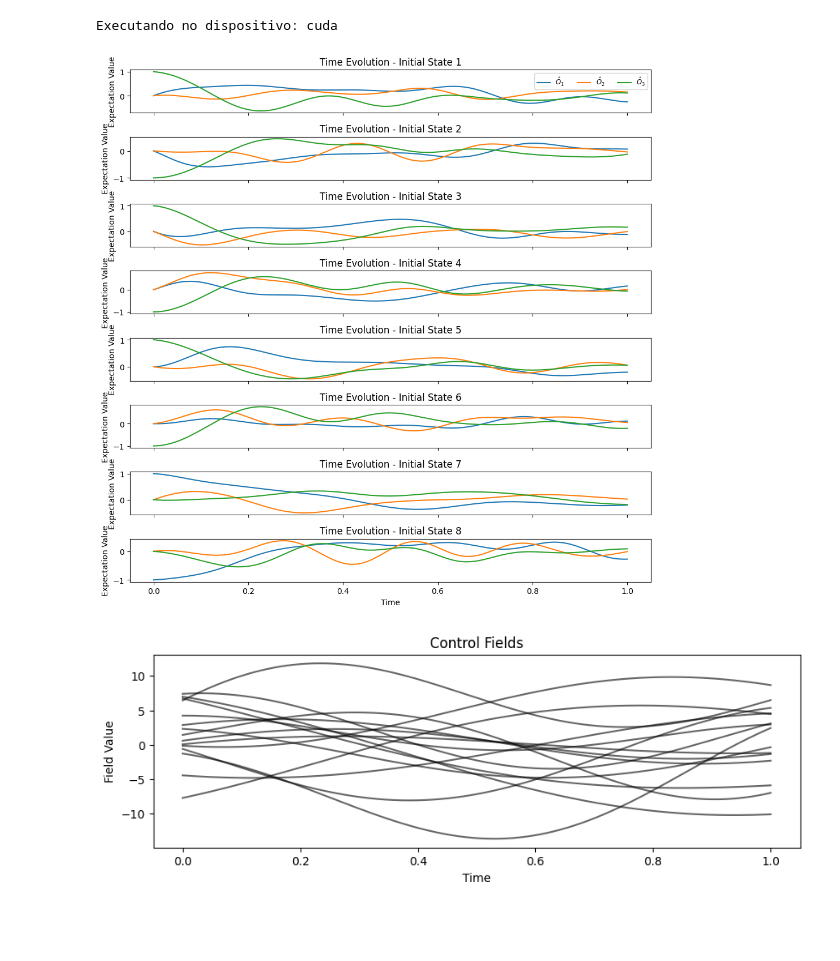
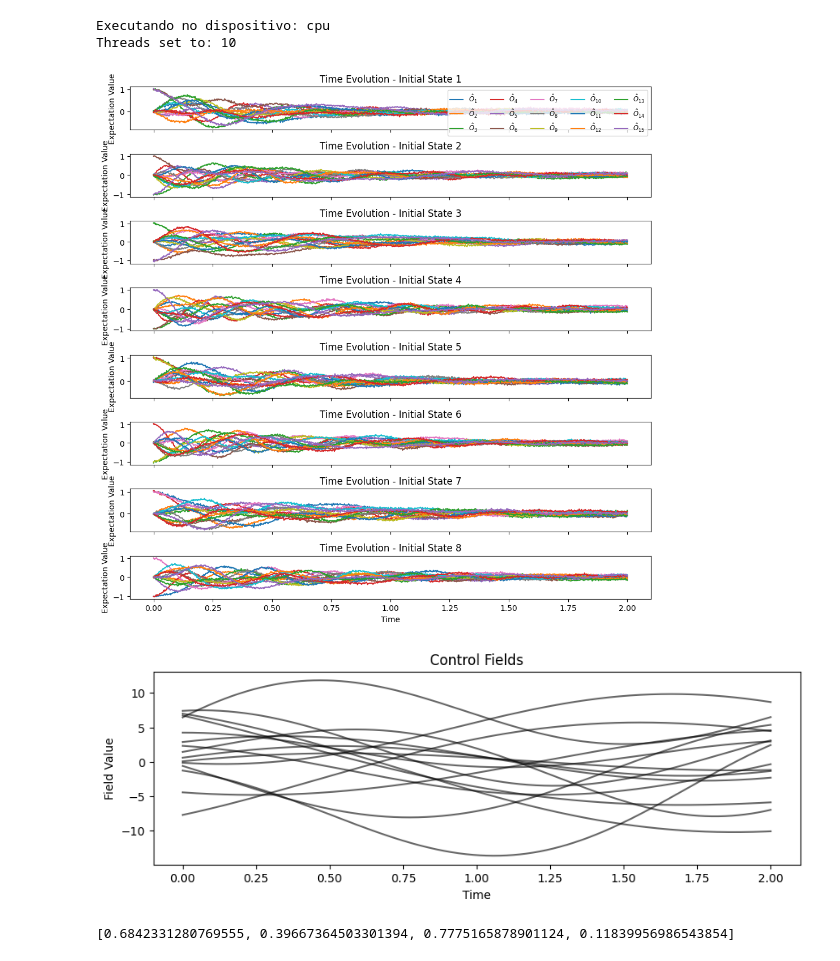
Before and after one commit to martinjimenez388/my-first-proyect, a Jupyter notebook: Examples/PINNverse_two_qubits_time_dependent_Lindblad_H_full_Gemini_3_stages_final.ipynb, the cells around one changed output. Drawn from its saved outputs; the diff is of its cells as text; code cells hidden in the pictures; blank space fills up the shorter version.

Commit message:
Added noise to the full two-qubit Hamiltonian.

```diff
--- a/Examples/PINNverse_two_qubits_time_dependent_Lindblad_H_full_Gemini_3_stages_final.ipynb
+++ b/Examples/PINNverse_two_qubits_time_dependent_Lindblad_H_full_Gemini_3_stages_final.ipynb
@@ -3,14 +3,22 @@
 import torch as tc
 import numpy as np
 import qutip as qt
-import function as my
+#import function as my
 import matplotlib.pyplot as plt
 import random
+from scipy.interpolate import CubicSpline
 from tqdm import tqdm
 import torch.nn as nn
 
 
 device = tc.device('cuda' if tc.cuda.is_available() else 'cpu')
 print(f"Executando no dispositivo: {device}")
+
+if device.type == 'cpu':
+  num_threads = 10
+  tc.set_num_threads(num_threads)
+  tc.set_num_interop_threads(num_threads)
+  print(f"Threads set to: {tc.get_num_threads()}")
 # %% [output]
-Executando no dispositivo: cuda
+Executando no dispositivo: cpu
+Threads set to: 10
@@ -59,9 +98,11 @@ fields_2qubits = generate_random_fields(num_qubits=2, num_terms=3, seed=22)
 
 # Exemplo avaliando no tempo t = 0 ou em um array de tempos:
 tlist = np.linspace(0.0, 1.0, 800)
+noise = True
+sig = 0.025
 fields_array = fields_2qubits(tlist)  # Formato da saída: (6, 400)
 # %%
-def data_qubit(Js,dissipation,tlist,O_op,H_op,fields_array,psi0,device):
+def data_qubit(Js,dissipation,tlist,O_op,H_op,fields_array,psi0,device, sigma = 0.0):
     H = []
     for i in range(len(H_op)):
         H.append([0.5 * H_op[i], fields_array[i, :]])
@@ -74,10 +115,11 @@ def data_qubit(Js,dissipation,tlist,O_op,H_op,fields_array,psi0,device):
              np.sqrt(dissipation[2])*qt.tensor(qt.qeye(2) , qt.sigmam()),
              np.sqrt(dissipation[3])*qt.tensor(qt.qeye(2) , qt.sigmaz())]
     # Solução da equação de Schrödinger
-    options = qt.Options(nsteps = 100000, atol = 1e-14, rtol = 1e-14)
+    options = {"nsteps": 100000, "atol": 1e-14, "rtol": 1e-14}
     result  = qt.mesolve(H, psi0, tlist, c_ops=c_ops, e_ops=O_op,options=options)
-
-    expect  = tc.tensor( np.array(result.expect),device = device).transpose(0, 1)
+    arrres = np.array(result.expect)
+    arrres += np.random.normal(0, sigma, arrres.shape)
+    expect  = tc.tensor( arrres,device = device).transpose(0, 1)
     return expect
 # %%
 SEED = 14
@@ -109,7 +151,7 @@ H_op = [IX, IY, IZ,
         ZX, ZY, ZZ ]
 
 
-tfinal = 1.0
+tfinal = 2.0
 N = 800
 tlist = np.linspace(0.0, tfinal, N)
 
@@ -151,36 +193,40 @@ psi_iniciais = [
 # Simulação e Armazenamento dos Resultados
 lista_valor_esperado_data = []
 
 for idx,psi0 in enumerate(psi_iniciais):
-    val_data = data_qubit(Js, dissipation, tlist, O_op, H_op, fields_array, psi0, device)
+    val_data = data_qubit(Js, dissipation, tlist, O_op, H_op, fields_array, psi0, device, sig)
     lista_valor_esperado_data.append(val_data)
 
 # Visualização dos Primeiros 3 Estados Gerados
 fig, axes = plt.subplots(8, 1, figsize=(10, 10), sharex=True)
 
 for estado_idx in range(8):
     data_estado = lista_valor_esperado_data[estado_idx].cpu().numpy()
     for i in range(len(O_op)):
         axes[estado_idx].plot(tlist, data_estado[:, i], label=fr"$\hat{{O}}_{{{i+1}}}$" if estado_idx == 0 else "")
 
     axes[estado_idx].set_ylabel('Expectation Value')
     axes[estado_idx].set_title(f'Time Evolution - Initial State {estado_idx + 1}')
 
 axes[0].legend(ncols=5, loc='upper right', fontsize='small')
 axes[-1].set_xlabel('Time')
 plt.tight_layout()
 plt.show()
 
 # Gráfico dos Campos de Controle
 plt.figure(figsize=(10, 3))
 plt.plot(tlist, fields_array[0:16,:].T, 'k-', alpha=0.6)
 plt.xlabel('Time')
 plt.ylabel('Field Value')
 plt.title('Control Fields')
 plt.show()
 # %% [output]
-[figure, old version]
+[figure, new version]
-[figure, old version]
+[figure, new version]
+# %%
+print(dissipation)
+# %% [output]
+[0.6842331280769555, 0.39667364503301394, 0.7775165878901124, 0.11839956986543854]
 # %%
 
 class FourierFeatures(nn.Module):
```
Also changed, not shown: parts of 18 cells of this notebook, 2 other files.
